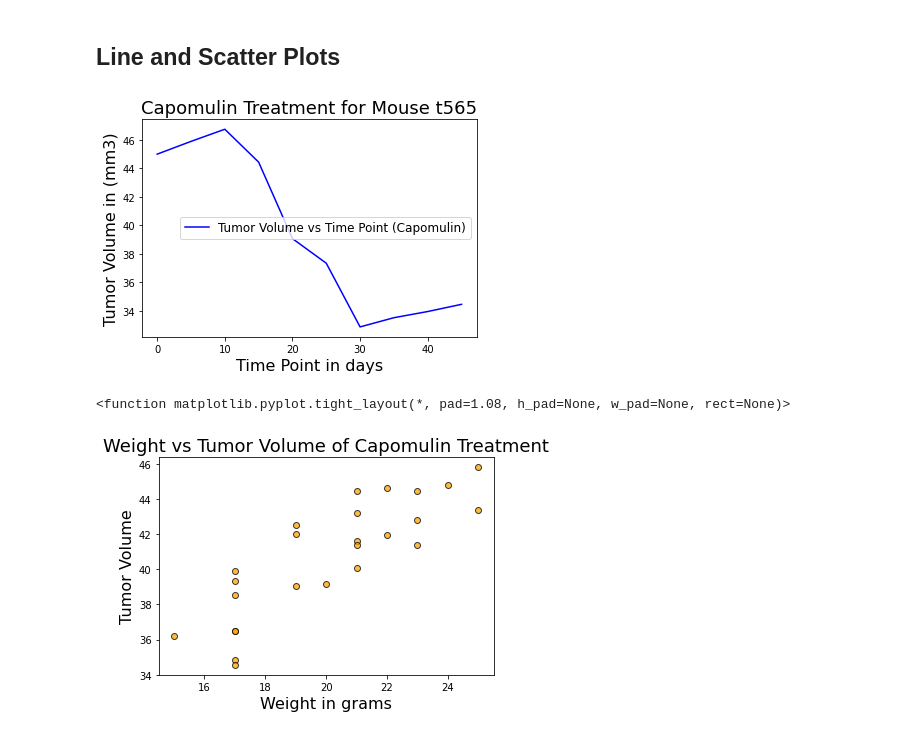
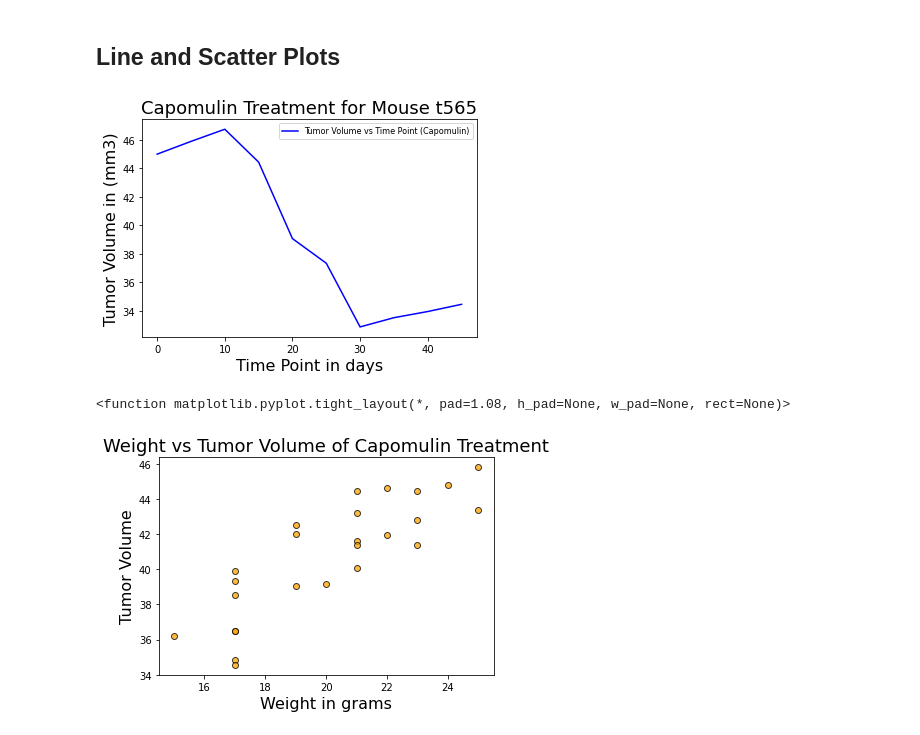
Before and after one commit to nepanji/Matplotlib_Challenge, a Jupyter notebook: pymaceuticals_starter.ipynb, the cells around one changed output. Drawn from its saved outputs; the diff is of its cells as text; code cells hidden in the pictures.

```diff
--- a/pymaceuticals_starter.ipynb
+++ b/pymaceuticals_starter.ipynb
@@ -407,19 +369,19 @@ plt.show()
 # %%
 # Generate a line plot of tumor volume vs. time point for a mouse treated with Capomulin
 line_plot_df = Capomulin_final.loc[Capomulin_final["Mouse ID"] == "t565",:]
 
 # Collect the the timepoints and tumor volumes
 x = line_plot_df['Timepoint']
 y = line_plot_df['Tumor Volume (mm3)']
 line, = plt.plot(x, y, color="blue", label="Tumor Volume vs Time Point (Capomulin)")
 plt.title('Capomulin Treatment for Mouse t565',fontsize=18)
 plt.xlabel('Time Point in days',fontsize=16)
 plt.ylabel('Tumor Volume in (mm3)',fontsize=16)
-plt.legend(handles=[line],loc="best",fontsize=12)
+plt.legend(handles=[line],loc="best",fontsize=8)
 plt.show()
 plt.tight_layout
 # %% [output]
-[figure, old version]
+[figure, new version]
 <function matplotlib.pyplot.tight_layout(*, pad=1.08, h_pad=None, w_pad=None, rect=None)>
 # %%
 # Generate a scatter plot of average tumor volume vs. mouse weight for the Capomulin regimen
```
Also changed, not shown: parts of 13 cells of this notebook, 1 other file.
